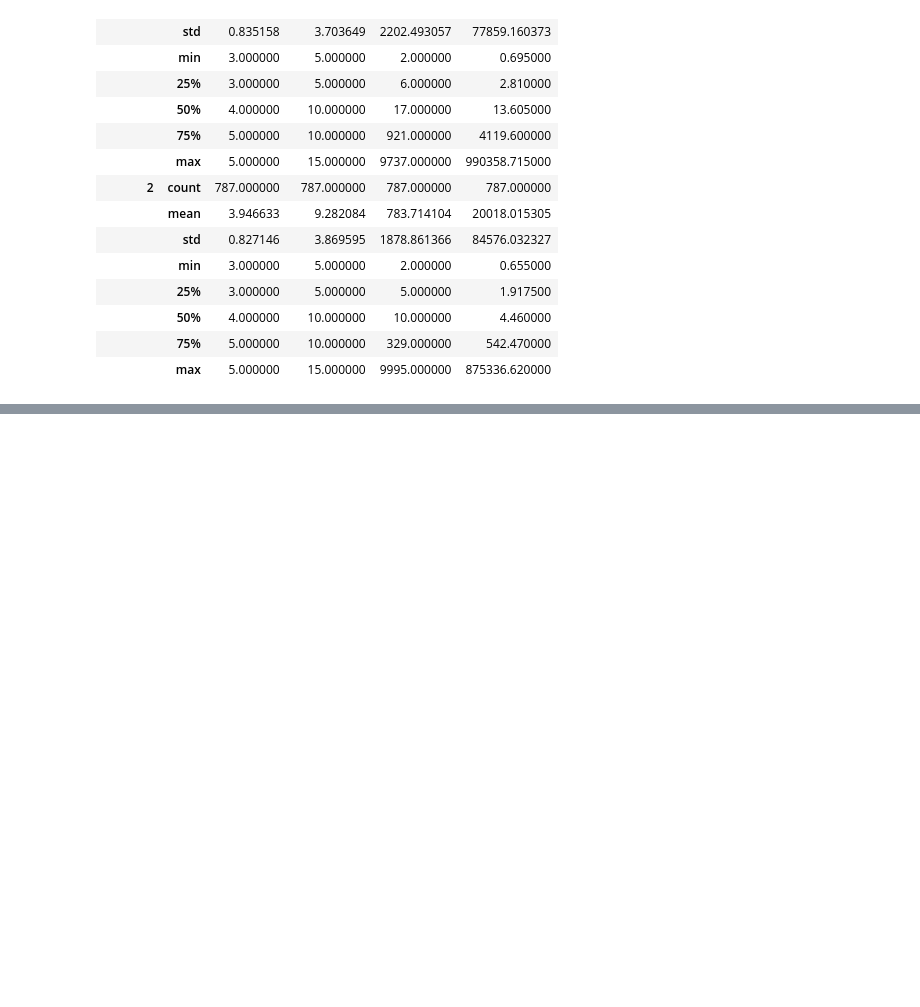
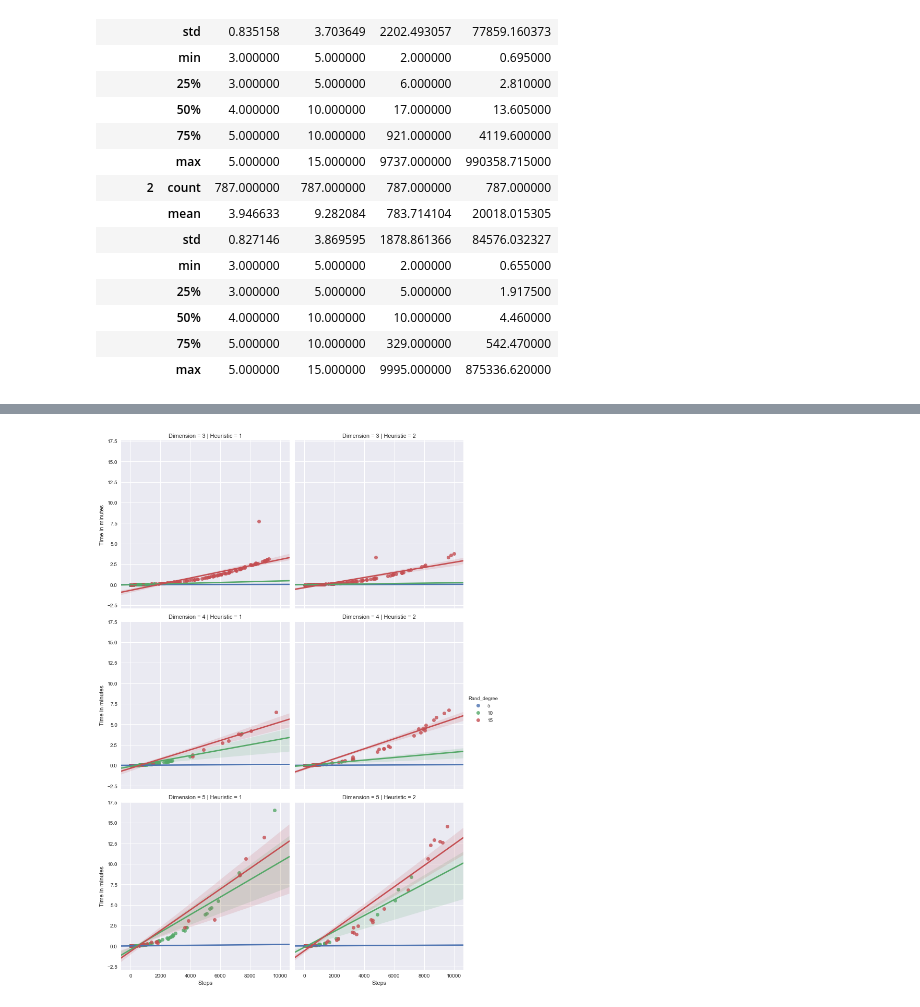
Before and after one commit to ilyakrasnov/ai_project_jce17, a Jupyter notebook: stats/Analysis.ipynb, the cells around one changed output, grey strips where cells are left out. Drawn from its saved outputs; the diff is of its cells as text; code cells hidden in the pictures; blank space fills up the shorter version.

```diff
--- a/stats/Analysis.ipynb
+++ b/stats/Analysis.ipynb
@@ -163,0 +129,4 @@ sns.lmplot(y="steps", x="dimension", hue="dimension", row="rand_degree", col="he
+# %%
+g = sns.lmplot(x="Steps", y="Time in minutes", hue="Rand_degree", col="Heuristic", row='Dimension', data=df)
+# %% [output]
+[figure, added]
```
Also changed, not shown: parts of 25 cells of this notebook, 6 other files.
